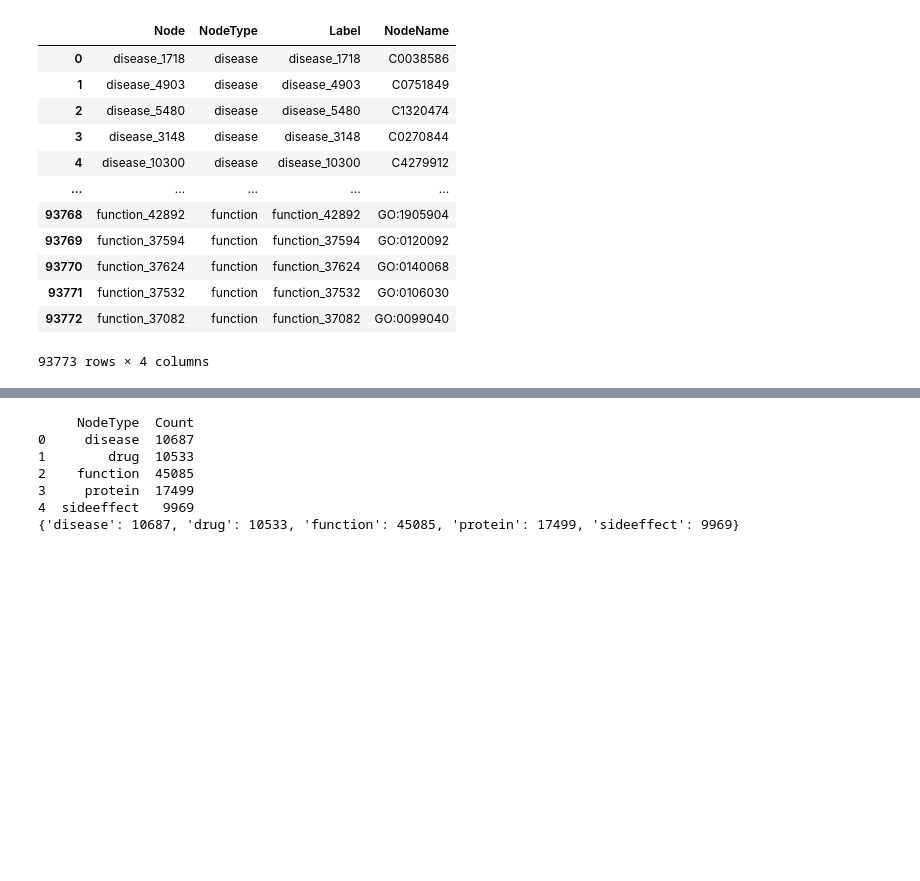
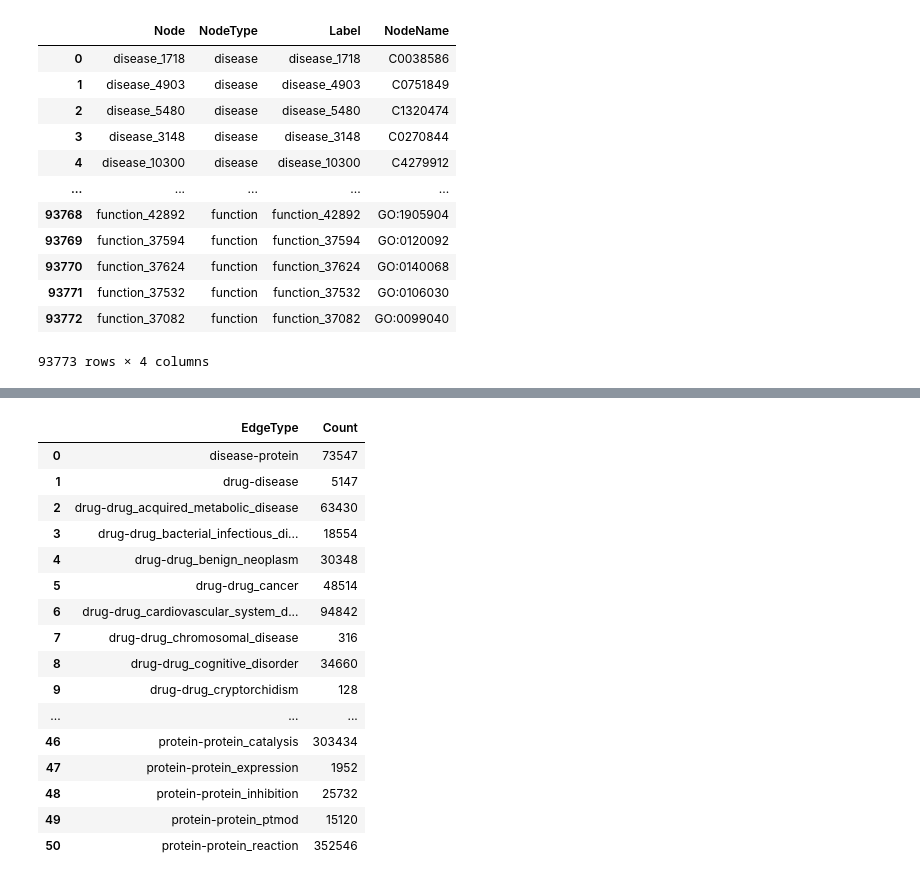
Before and after one commit to phungbminh/graph-data-science, a Jupyter notebook: working/session-01/analyst-biokg.ipynb, the cells around one changed output, grey strips where cells are left out. Saved outputs shown, nothing was run; the diff lists cells and outputs as text; code cells hidden in the pictures; blank space fills up the shorter version.

```diff
--- a/working/session-01/analyst-biokg.ipynb
+++ b/working/session-01/analyst-biokg.ipynb
@@ -202,15 +163,21 @@ print(c_sub_node_list)
-# %%
-# Đếm số lượng các hàng cho mỗi loại nút
-node_type_counts = biokg_node_list.groupby('NodeType').size().reset_index(name='Count')
-
-# Hiển thị kết quả
-print(node_type_counts)
-print(graph["num_nodes_dict"])
-# %% [output]
-     NodeType  Count
-0     disease  10687
-1        drug  10533
-2    function  45085
-3     protein  17499
-4  sideeffect   9969
-{'disease': 10687, 'drug': 10533, 'function': 45085, 'protein': 17499, 'sideeffect': 9969}
+# %%
+edge_type_counts = biokg_edge_list.groupby('EdgeType').size().reset_index(name='Count')
+edge_type_counts
+# %% [output]
+|  | EdgeType | Count |
+| 0 | disease-protein | 73547 |
+| 1 | drug-disease | 5147 |
+| 2 | drug-drug_acquired_metabolic_disease | 63430 |
+| 3 | drug-drug_bacterial_infectious_di... | 18554 |
+| 4 | drug-drug_benign_neoplasm | 30348 |
+| 5 | drug-drug_cancer | 48514 |
+| 6 | drug-drug_cardiovascular_system_d... | 94842 |
+| 7 | drug-drug_chromosomal_disease | 316 |
+| 8 | drug-drug_cognitive_disorder | 34660 |
+| 9 | drug-drug_cryptorchidism | 128 |
+| ... | ... | ... |
+| 46 | protein-protein_catalysis | 303434 |
+| 47 | protein-protein_expression | 1952 |
+| 48 | protein-protein_inhibition | 25732 |
+| 49 | protein-protein_ptmod | 15120 |
+| 50 | protein-protein_reaction | 352546 |
```
Also changed, not shown: parts of 32 cells of this notebook.
